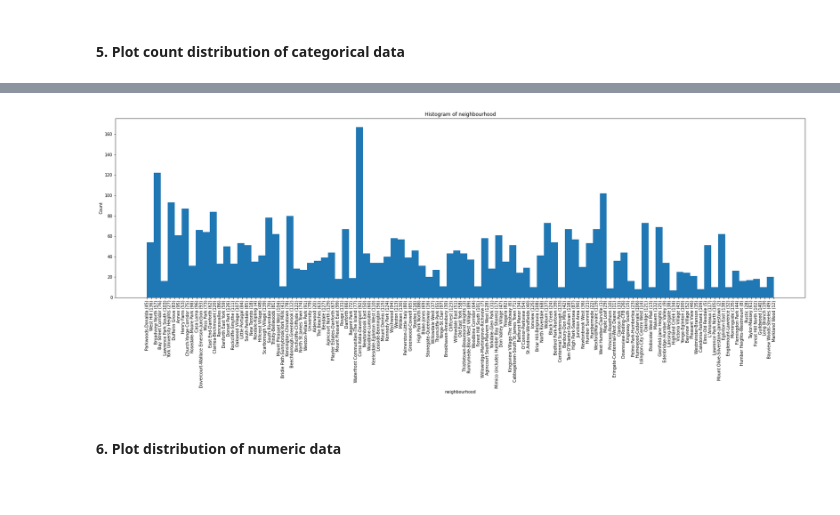
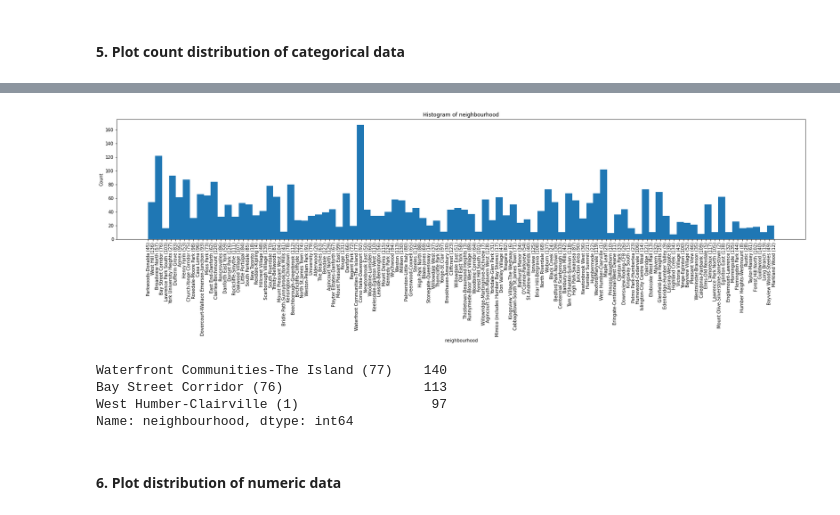
Before and after one commit to dannili/risky_pedestrian, a Jupyter notebook: 2_EDA.ipynb, the cells around one changed output, grey strips where cells are left out. Cells and saved outputs as stored; diff of their text form; code cells hidden in the pictures.

```diff
--- a/2_EDA.ipynb
+++ b/2_EDA.ipynb
@@ -346,15 +351,20 @@ Name: traffctl, dtype: int64
 ... (24 outputs left out)
 # %%
 # Visualize the distribution of road_class
-plt.figure(figsize=(30, 8))
+plt.figure(figsize=(28, 5))
 plt.hist(df['neighbourhood'], bins=90)
 plt.xlabel('neighbourhood')
 plt.ylabel('Count')
 plt.title('Histogram of neighbourhood')
 plt.xticks(rotation=90)
 plt.show()
+display(df['neighbourhood'].value_counts(sort=True, ascending=False).head(3))
 # %% [output]
-[figure, old version]
+[figure, new version]
+Waterfront Communities-The Island (77)    140
+Bay Street Corridor (76)                  113
+West Humber-Clairville (1)                 97
+Name: neighbourhood, dtype: int64
 # %% [markdown]
 #### 6. Plot distribution of numeric data
 # %%
```
Also changed, not shown: parts of 7 cells of this notebook, 3 other files.
